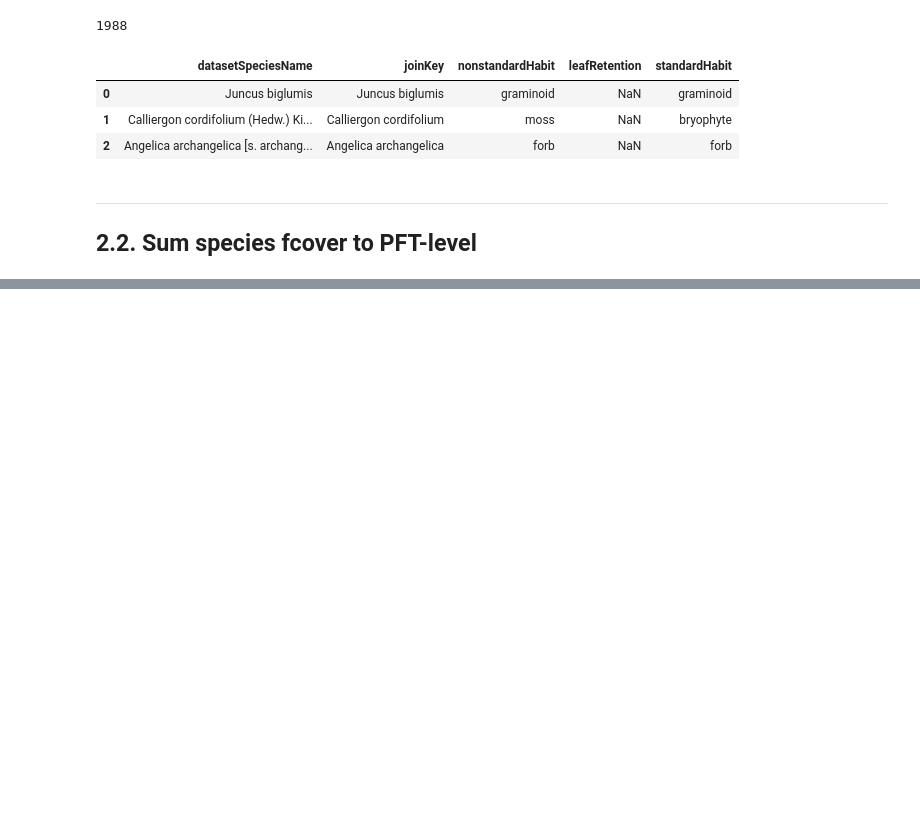
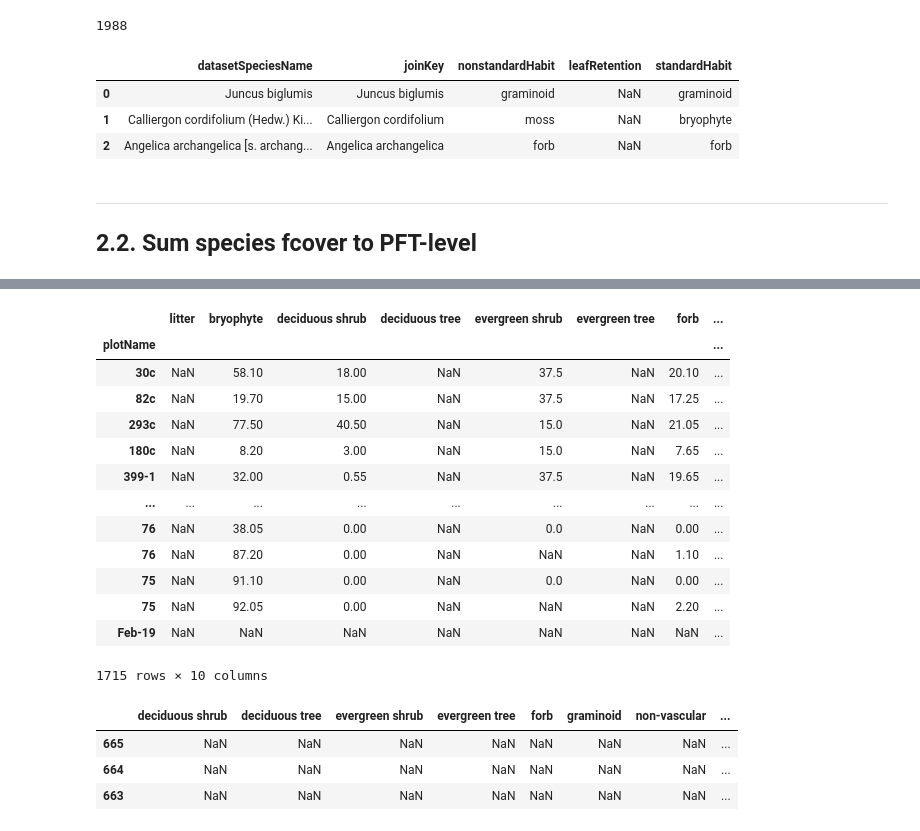
Before and after one commit to climatemodeling/pavc, a Jupyter notebook: rava/standardize_rava.ipynb, the cells around one changed output, grey strips where cells are left out. Cells and saved outputs as stored; diff of their text form; code cells hidden in the pictures; blank space fills up the shorter version.

```diff
--- a/rava/standardize_rava.ipynb
+++ b/rava/standardize_rava.ipynb
@@ -672,0 +923,22 @@ def get_fcover_percent(paths, all_habits, habit_col, species_col):
+# %%
+## add litter
+litter2 = litter.copy()
+litter2.index.name = 'plotName'
+litter2.rename(columns={'cover_litter_layer_(%)': 'litter'}, inplace=True)
+pft_fcover = litter2.merge(pft_fcover, how='left', left_index=True, right_index=True)
+pft_fcover
+# %% [output]
+|  | litter | bryophyte | deciduous shrub | deciduous tree | evergreen shrub | evergreen tree | forb | ... |
+| plotName |  |  |  |  |  |  |  | ... |
+| 30c | NaN | 58.10 | 18.00 | NaN | 37.5 | NaN | 20.10 | ... |
+| 82c | NaN | 19.70 | 15.00 | NaN | 37.5 | NaN | 17.25 | ... |
+| 293c | NaN | 77.50 | 40.50 | NaN | 15.0 | NaN | 21.05 | ... |
+| 180c | NaN | 8.20 | 3.00 | NaN | 15.0 | NaN | 7.65 | ... |
+| 399-1 | NaN | 32.00 | 0.55 | NaN | 37.5 | NaN | 19.65 | ... |
+| ... | ... | ... | ... | ... | ... | ... | ... | ... |
+| 76 | NaN | 38.05 | 0.00 | NaN | 0.0 | NaN | 0.00 | ... |
+| 76 | NaN | 87.20 | 0.00 | NaN | NaN | NaN | 1.10 | ... |
+| 75 | NaN | 91.10 | 0.00 | NaN | 0.0 | NaN | 0.00 | ... |
+| 75 | NaN | 92.05 | 0.00 | NaN | NaN | NaN | 2.20 | ... |
+| Feb-19 | NaN | NaN | NaN | NaN | NaN | NaN | NaN | ... |
+1715 rows × 10 columns
@@ -672,0 +948,10 @@ def get_fcover_percent(paths, all_habits, habit_col, species_col):
+# %%
+# create standard columns
+pft_fcover = spf.add_standard_cols(pft_fcover, pfts)
+pft_fcover = pft_fcover[pfts]
+pft_fcover.head(3)
+# %% [output]
+|  | deciduous shrub | deciduous tree | evergreen shrub | evergreen tree | forb | graminoid | non-vascular | ... |
+| 665 | NaN | NaN | NaN | NaN | NaN | NaN | NaN | ... |
+| 664 | NaN | NaN | NaN | NaN | NaN | NaN | NaN | ... |
+| 663 | NaN | NaN | NaN | NaN | NaN | NaN | NaN | ... |
```
Also changed, not shown: parts of 32 cells of this notebook, 3 other files.
